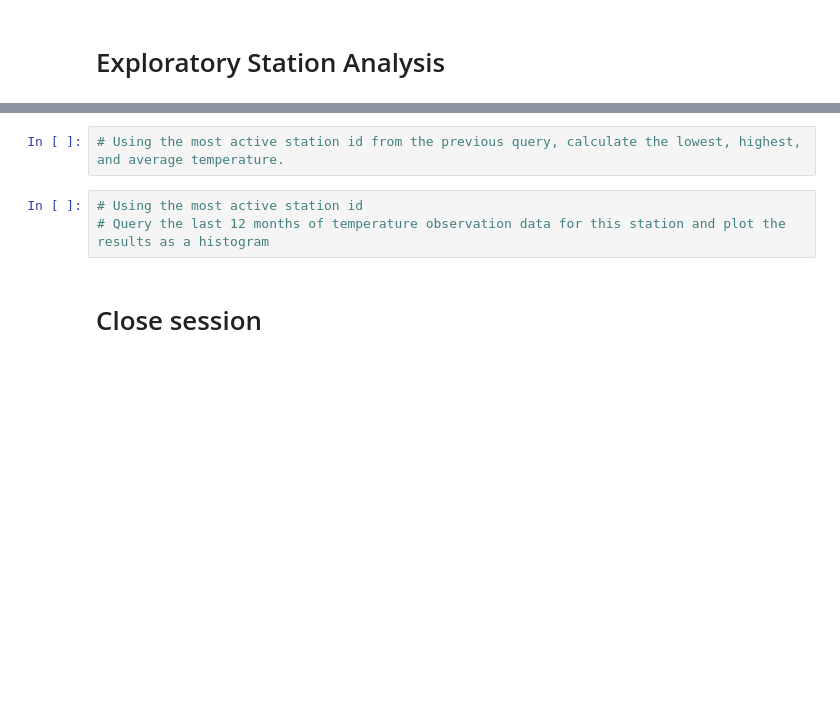
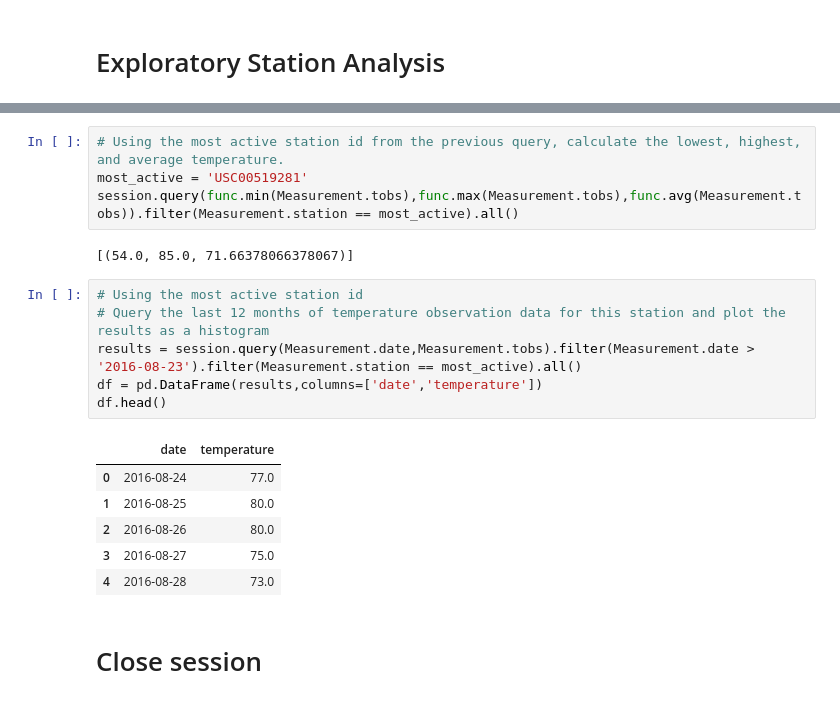
Before and after one commit to amerikonnor/sqlalchemy-challenge, a Jupyter notebook: climate_starter.ipynb, the cells around one changed output, grey strips where cells are left out. Cells and saved outputs as stored; diff of their text form; blank space fills up the shorter version.

Commit message:
up through getting temps for most active

```diff
--- a/climate_starter.ipynb
+++ b/climate_starter.ipynb
@@ -94,8 +108,22 @@ df.describe()
 # %%
 # Using the most active station id from the previous query, calculate the lowest, highest, and average temperature.
+most_active = 'USC00519281'
+session.query(func.min(Measurement.tobs),func.max(Measurement.tobs),func.avg(Measurement.tobs)).filter(Measurement.station == most_active).all()
+# %% [output]
+[(54.0, 85.0, 71.66378066378067)]
 # %%
 # Using the most active station id
 # Query the last 12 months of temperature observation data for this station and plot the results as a histogram
+results = session.query(Measurement.date,Measurement.tobs).filter(Measurement.date > '2016-08-23').filter(Measurement.station == most_active).all()
+df = pd.DataFrame(results,columns=['date','temperature'])
+df.head()
+# %% [output]
+|  | date | temperature |
+| 0 | 2016-08-24 | 77.0 |
+| 1 | 2016-08-25 | 80.0 |
+| 2 | 2016-08-26 | 80.0 |
+| 3 | 2016-08-27 | 75.0 |
+| 4 | 2016-08-28 | 73.0 |
 # %% [markdown]
 # Close session
 # %%
```
Also changed, not shown: parts of 2 cells of this notebook.
